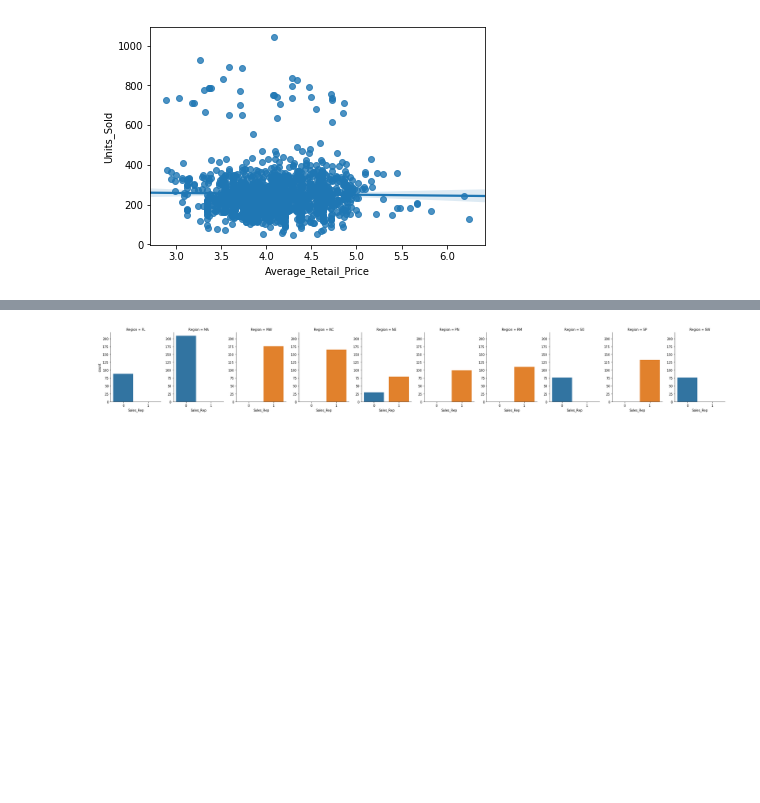
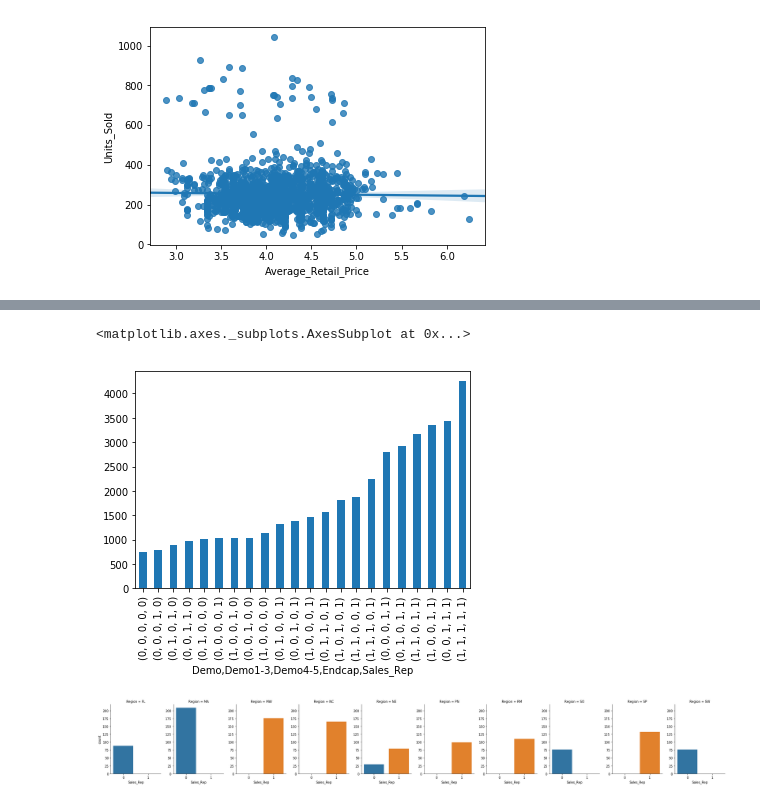
Before and after one commit to slerkpatomsak/ML-CaseStudy, a Jupyter notebook: goodbelly_casestudy.ipynb, the cells around one changed output, grey strips where cells are left out. Cells and saved outputs as stored; diff of their text form; code cells hidden in the pictures; blank space fills up the shorter version.

```diff
--- a/goodbelly_casestudy.ipynb
+++ b/goodbelly_casestudy.ipynb
@@ -293,3 +292,9 @@ group_plot.Revenue.plot.bar()
+# %%
+group_plot = group_by.aggregate(np.mean).sort_values("Revenue")
+group_plot.Revenue.plot.bar()
+# %% [output]
+<matplotlib.axes._subplots.AxesSubplot at 0x...>
+[figure, added]
 # %%
 gSR = sns.factorplot(x="Sales_Rep", col="Region",
                    data=bellyfat, kind="count",
```
Also changed, not shown: parts of 2 cells of this notebook.
